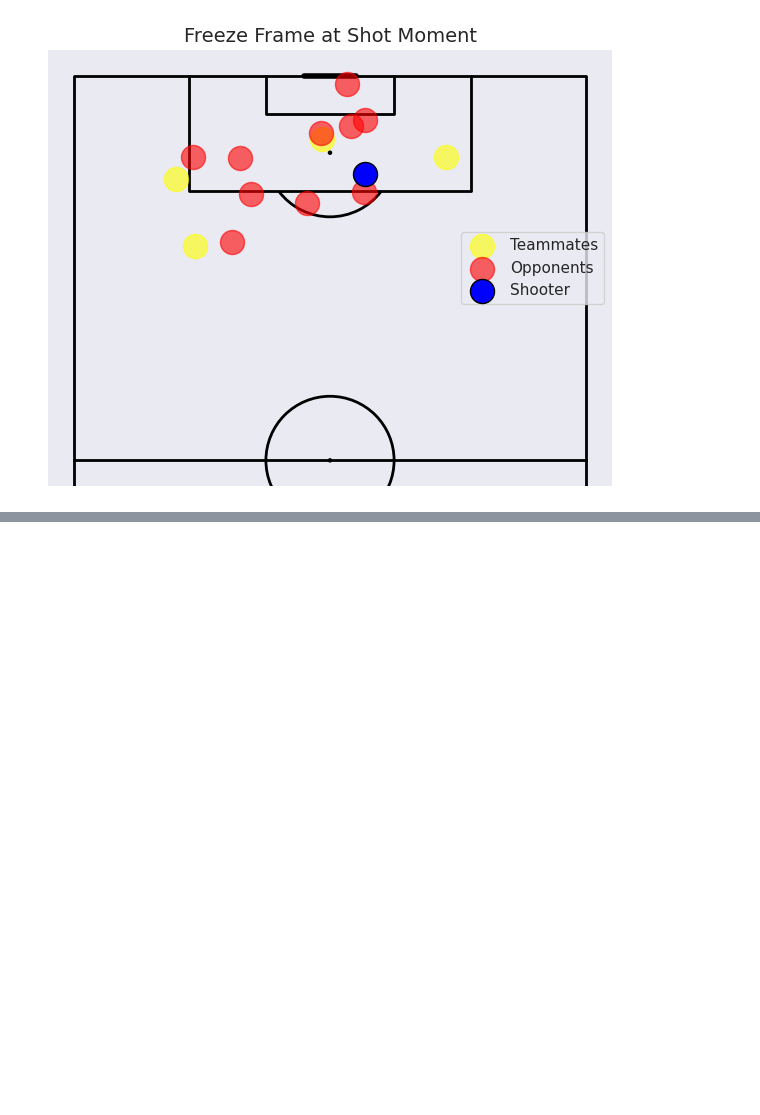
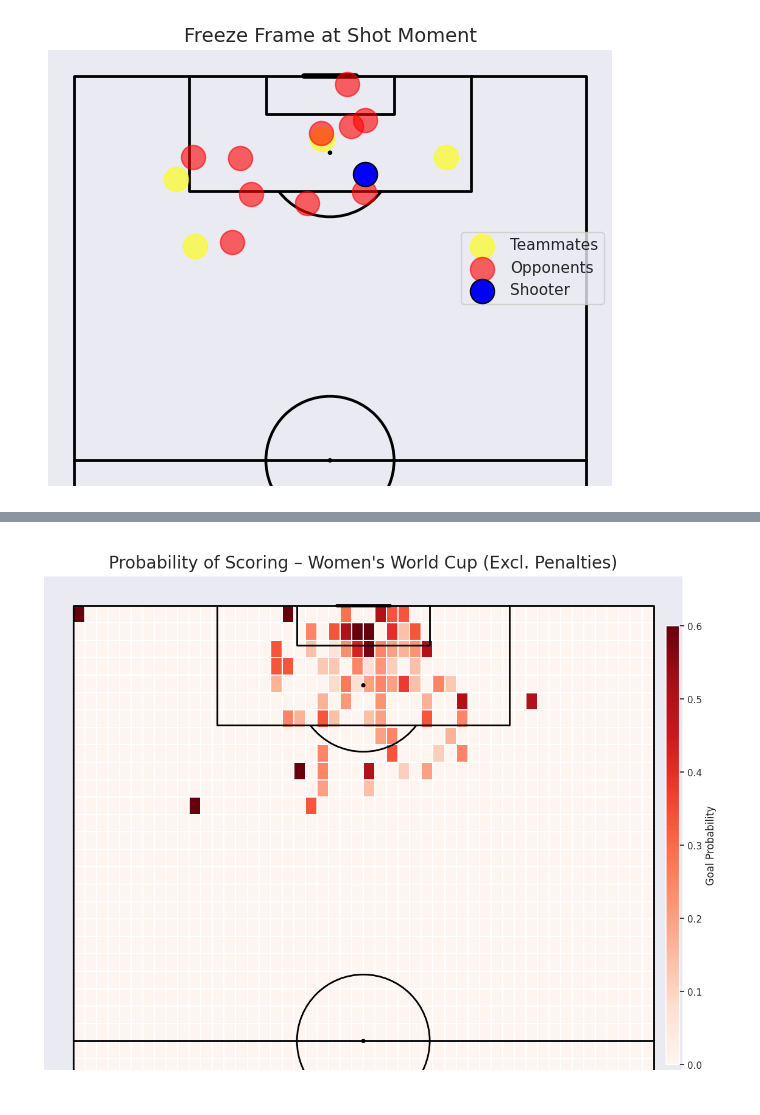
Before and after one commit to IvaroEkel/Probabilistic-Machine-Learning_lecture-PROJECTS, a Jupyter notebook: projects/08-1SHXXXX_football_analytics/notebooks/data_loading_and_exploration.ipynb, the cells around one changed output, grey strips where cells are left out. Saved outputs shown, nothing was run; the diff lists cells and outputs as text; code cells hidden in the pictures; blank space fills up the shorter version.

```diff
--- a/projects/08-1SHXXXX_football_analytics/notebooks/data_loading_and_exploration.ipynb
+++ b/projects/08-1SHXXXX_football_analytics/notebooks/data_loading_and_exploration.ipynb
@@ -396,0 +551,60 @@ memory usage: 2.7+ KB
+# %%
+from mplsoccer import VerticalPitch
+import matplotlib.pyplot as plt
+
+# 1. Filter out penalties
+non_penalty_shots = shots_master_women_world_cup_df[shots_master_women_world_cup_df['sub_type_name'] != 'Penalty']
+
+# 2. Separate all shots and goals
+shots = non_penalty_shots
+goals = shots[shots['outcome_name'] == 'Goal']
+
+# 3. Create the pitch
+pitch = VerticalPitch(
+    line_color='black',
+    half=True,
+    pitch_type='custom',
+    pitch_length=120,  # adjust if your x values go to 120
+    pitch_width=80,    # adjust if your y values go to 80
+    line_zorder=2
+)
+
+fig, ax = pitch.grid(
+    grid_height=0.9,
+    title_height=0.06,
+    axis=False,
+    endnote_height=0.04,
+    title_space=0,
+    endnote_space=0
+)
+
+# 4. Bin stats
+bin_shots = pitch.bin_statistic(shots['x'], shots['y'], bins=(50, 50))
+bin_goals = pitch.bin_statistic(goals['x'], goals['y'], bins=(50, 50))
+
+# 5. Calculate goal probability (clip to avoid division by zero)
+goal_probability = bin_goals['statistic'] / bin_shots['statistic']
+goal_probability = np.nan_to_num(goal_probability, nan=0.0, posinf=0.0, neginf=0.0)
+bin_shots['statistic'] = goal_probability
+
+# 6. Plot heatmap
+pcm = pitch.heatmap(
+    bin_shots,
+    ax=ax['pitch'],
+    cmap='Reds',
+    edgecolor='white',
+    vmin=0,
+    vmax=0.6,
+    linewidth=0.01
+)
+
+# 7. Colorbar
+ax_cbar = fig.add_axes((0.95, 0.05, 0.02, 0.8))
+cbar = plt.colorbar(pcm, cax=ax_cbar)
+cbar.set_label('Goal Probability')
+
+# 8. Title
+fig.suptitle('Probability of Scoring – Women\'s World Cup (Excl. Penalties)', fontsize=20)
+plt.show()
+# %% [output]
+[figure, added]
```
Also changed, not shown: parts of 16 cells of this notebook.
